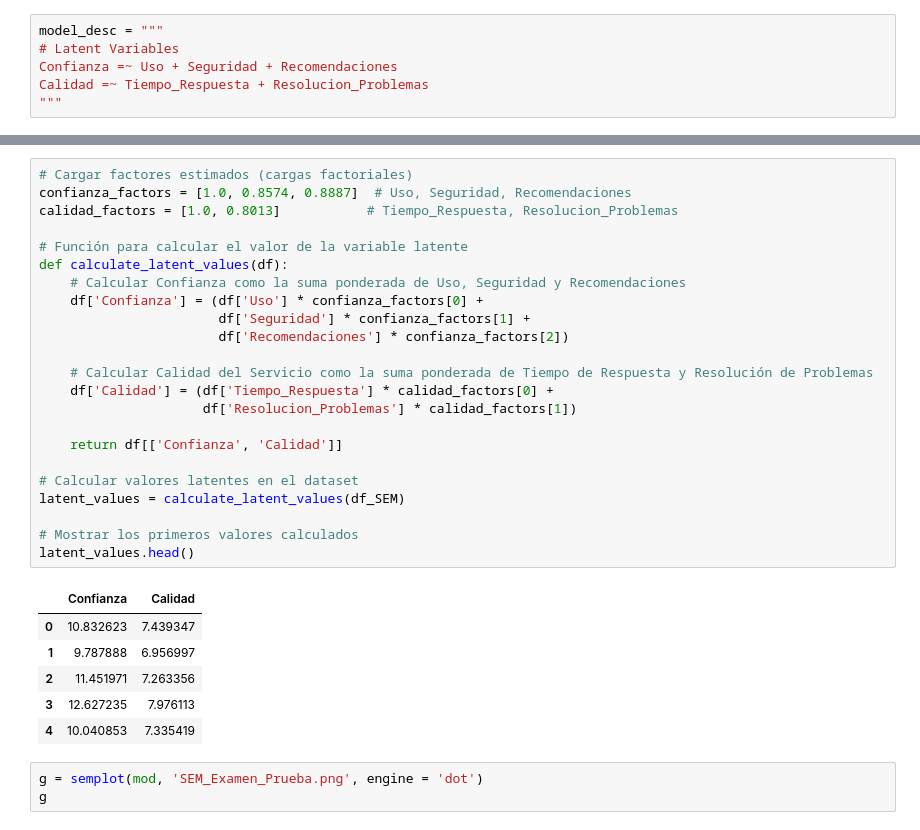
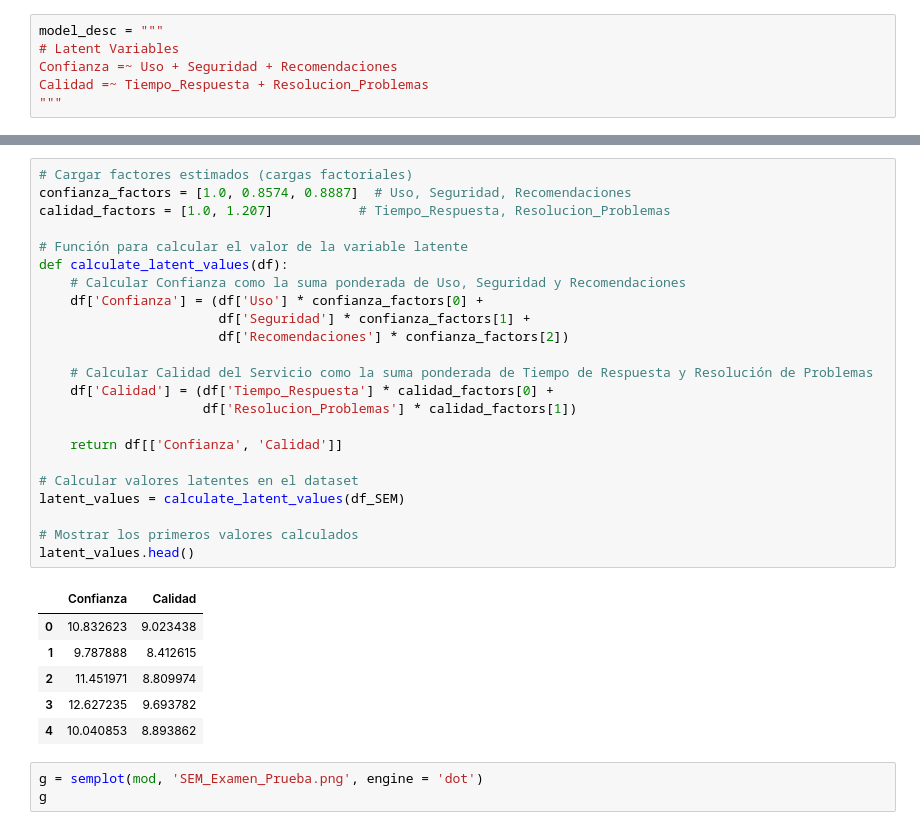
Before and after one commit to LuisMB09/lab_analisis_datos, a Jupyter notebook: examenprueba-2do-parcial.ipynb, the cells around one changed output, grey strips where cells are left out. Saved outputs shown, nothing was run; the diff lists cells and outputs as text.

```diff
--- a/examenprueba-2do-parcial.ipynb
+++ b/examenprueba-2do-parcial.ipynb
@@ -480,33 +477,33 @@ estimates
 # %%
 # Cargar factores estimados (cargas factoriales)
 confianza_factors = [1.0, 0.8574, 0.8887]  # Uso, Seguridad, Recomendaciones
-calidad_factors = [1.0, 0.8013]           # Tiempo_Respuesta, Resolucion_Problemas
+calidad_factors = [1.0, 1.207]           # Tiempo_Respuesta, Resolucion_Problemas
 
 # Función para calcular el valor de la variable latente
 def calculate_latent_values(df):
     # Calcular Confianza como la suma ponderada de Uso, Seguridad y Recomendaciones
     df['Confianza'] = (df['Uso'] * confianza_factors[0] +
                        df['Seguridad'] * confianza_factors[1] +
                        df['Recomendaciones'] * confianza_factors[2])
 
     # Calcular Calidad del Servicio como la suma ponderada de Tiempo de Respuesta y Resolución de Problemas
     df['Calidad'] = (df['Tiempo_Respuesta'] * calidad_factors[0] +
                      df['Resolucion_Problemas'] * calidad_factors[1])
 
     return df[['Confianza', 'Calidad']]
 
 # Calcular valores latentes en el dataset
 latent_values = calculate_latent_values(df_SEM)
 
 # Mostrar los primeros valores calculados
 latent_values.head()
 # %% [output]
 |  | Confianza | Calidad |
-| 0 | 10.832623 | 7.439347 |
-| 1 | 9.787888 | 6.956997 |
-| 2 | 11.451971 | 7.263356 |
-| 3 | 12.627235 | 7.976113 |
-| 4 | 10.040853 | 7.335419 |
+| 0 | 10.832623 | 9.023438 |
+| 1 | 9.787888 | 8.412615 |
+| 2 | 11.451971 | 8.809974 |
+| 3 | 12.627235 | 9.693782 |
+| 4 | 10.040853 | 8.893862 |
 # %%
 g = semplot(mod, 'SEM_Examen_Prueba.png', engine = 'dot')
 g
```
Also changed, not shown: parts of 4 cells of this notebook, 2 other files.
